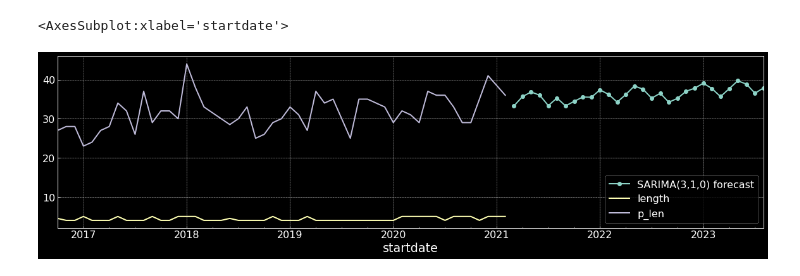
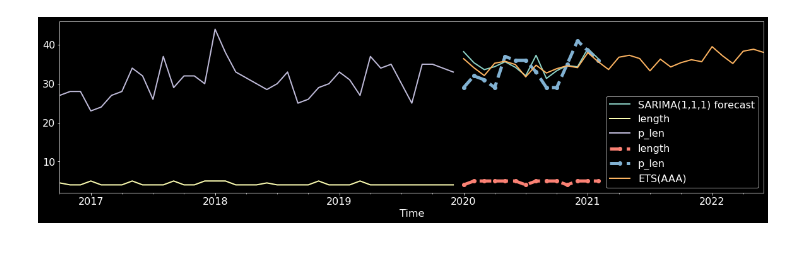
Before and after one commit to jianructose/treasurehunt, a Jupyter notebook: timesir_/sis_predictor.ipynb, the cells around one changed output. Cells and saved outputs as stored; diff of their text form; code cells hidden in the pictures.

```diff
--- a/timesir_/sis_predictor.ipynb
+++ b/timesir_/sis_predictor.ipynb
@@ -38,5 +28,8 @@ df.head()
 df1 = df.resample("1M").mean()
 df1 = df1.interpolate(method="linear")
 df1;
+# %%
+df_train, df_valid = df1[:'2019'], df1['2020':]
+df_valid;
 # %%
 plot_acf(df.p_len), plot_pacf(df.p_len);
@@ -51,5 +44,5 @@ df1.plot.line(marker='o')
 # %%
-model = seasonal_decompose(df1[["p_len"]], model="add", period=12)
+model = seasonal_decompose(df_train[["p_len"]], model="add", period=12)
 with plt.rc_context():
     plt.rc("figure", figsize=(20, 10),)
     model.plot();
@@ -88,10 +71,12 @@ df.tail()
 # %%
-model_arima = ARIMA(df1["p_len"], order=(1, 1, 1), seasonal_order=(1, 1, 1, 12)).fit()
-arima = pd.DataFrame({"SARIMA(3,1,0) forecast": model_arima.forecast(len(forecast_index)),},
-                     index=forecast_index)
-ax1 = arima.plot.line(marker='o')
-df1.plot.line(ax=ax1)
+model_arima = ARIMA(df_train["p_len"], order=(1, 1, 1), seasonal_order=(1, 1, 1, 12)).fit()
+arima = pd.DataFrame({"SARIMA(1,1,1) forecast": model_arima.forecast(len(df_valid.index)),},
+                     index=df_valid.index)
+ax1 = arima.plot.line()
+ax2 = df_train.plot.line(ax=ax1)
+ax3 = df_valid.plot.line(ax=ax1, marker='o', linewidth=5, linestyle='--')
+ets.plot.line(ax=ax1)
+plt.show()
 # %% [output]
-<AxesSubplot:xlabel='startdate'>
-[figure, old version]
+[figure, new version]
 # %%
```
Also changed, not shown: parts of 16 cells of this notebook, 1 other file.
